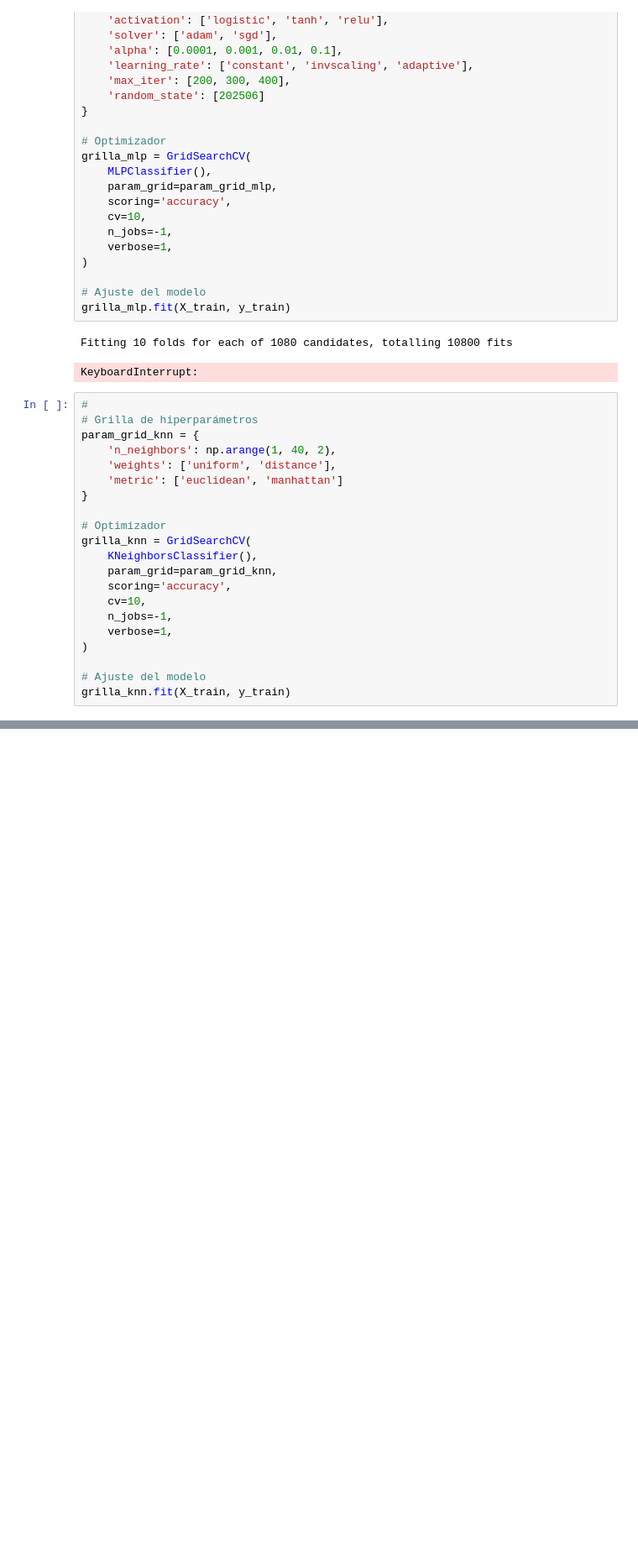
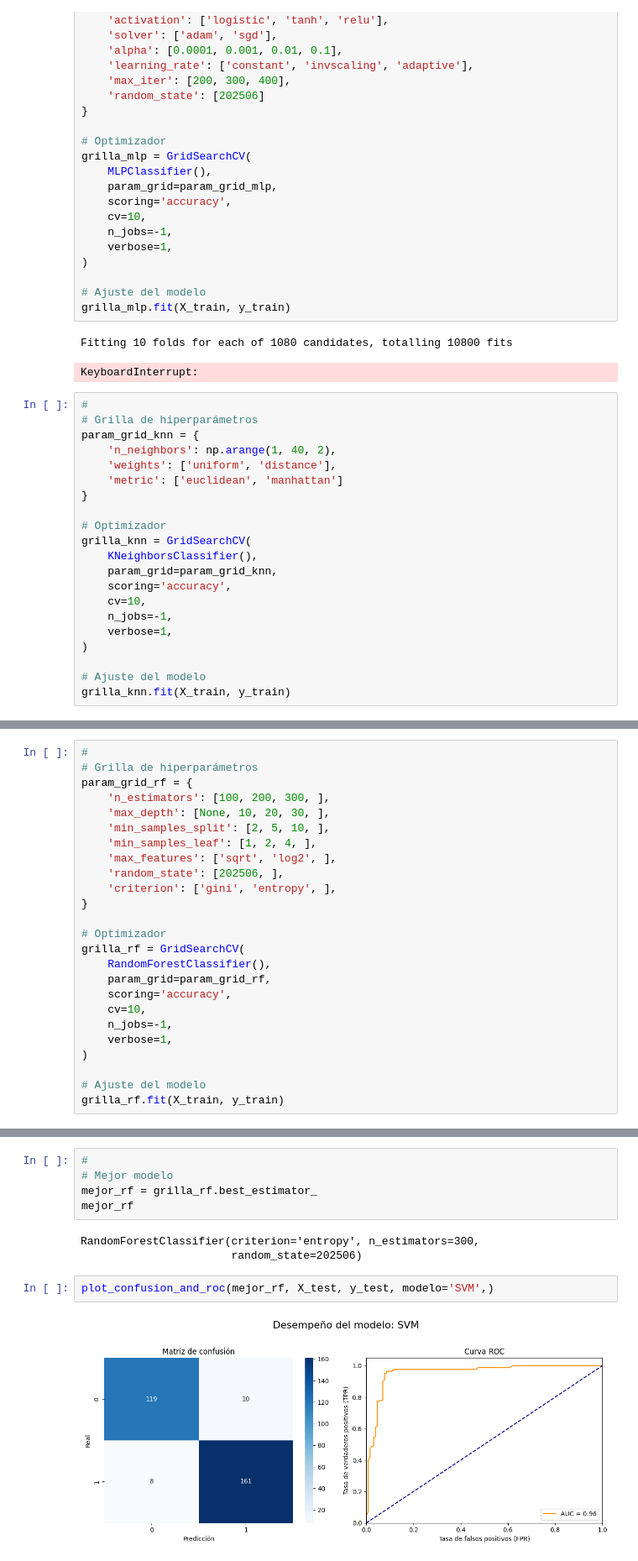
Before and after one commit to scuartasr/aprendmaq_entregable_1, a Jupyter notebook: Cuadernos/entreg1_clasif_regres.ipynb, the cells around one changed output, grey strips where cells are left out. Shown: that part at 84% size. Cells and saved outputs as stored; diff of their text form; blank space fills up the shorter version.

```diff
--- a/Cuadernos/entreg1_clasif_regres.ipynb
+++ b/Cuadernos/entreg1_clasif_regres.ipynb
@@ -715,0 +720,25 @@ grilla_knn.fit(X_train, y_train)
+# %%
+#
+# Grilla de hiperparámetros
+param_grid_rf = {
+    'n_estimators': [100, 200, 300, ],
+    'max_depth': [None, 10, 20, 30, ],
+    'min_samples_split': [2, 5, 10, ],
+    'min_samples_leaf': [1, 2, 4, ],
+    'max_features': ['sqrt', 'log2', ],
+    'random_state': [202506, ],
+    'criterion': ['gini', 'entropy', ],
+}
+
+# Optimizador
+grilla_rf = GridSearchCV(
+    RandomForestClassifier(),
+    param_grid=param_grid_rf,
+    scoring='accuracy',
+    cv=10,
+    n_jobs=-1,
+    verbose=1,
+)
+
+# Ajuste del modelo
+grilla_rf.fit(X_train, y_train)
@@ -715,0 +756,12 @@ grilla_knn.fit(X_train, y_train)
+# %%
+#
+# Mejor modelo
+mejor_rf = grilla_rf.best_estimator_
+mejor_rf
+# %% [output]
+RandomForestClassifier(criterion='entropy', n_estimators=300,
+                       random_state=202506)
+# %%
+plot_confusion_and_roc(mejor_rf, X_test, y_test, modelo='SVM',)
+# %% [output]
+[figure, added]
```
Also changed, not shown: parts of 7 cells of this notebook.
